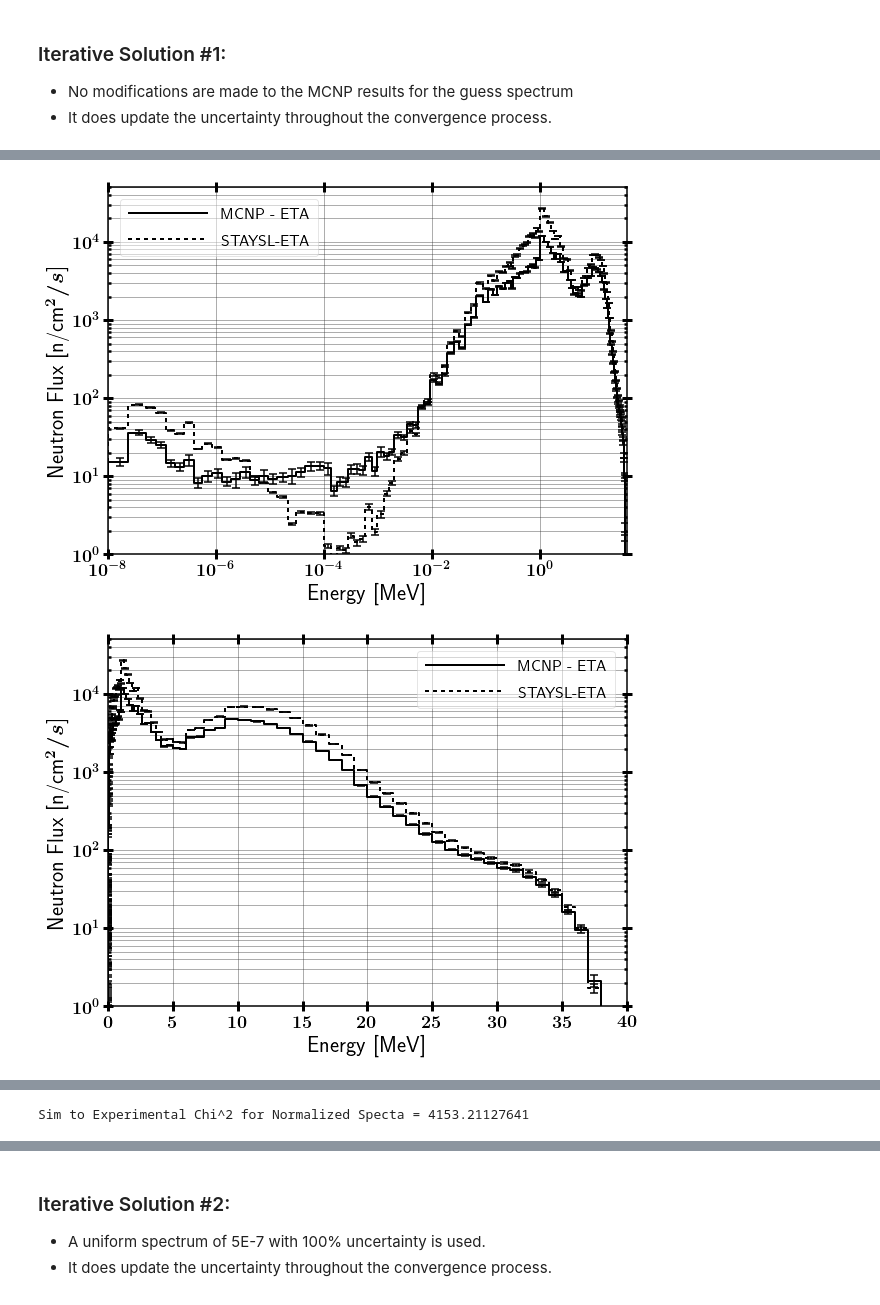
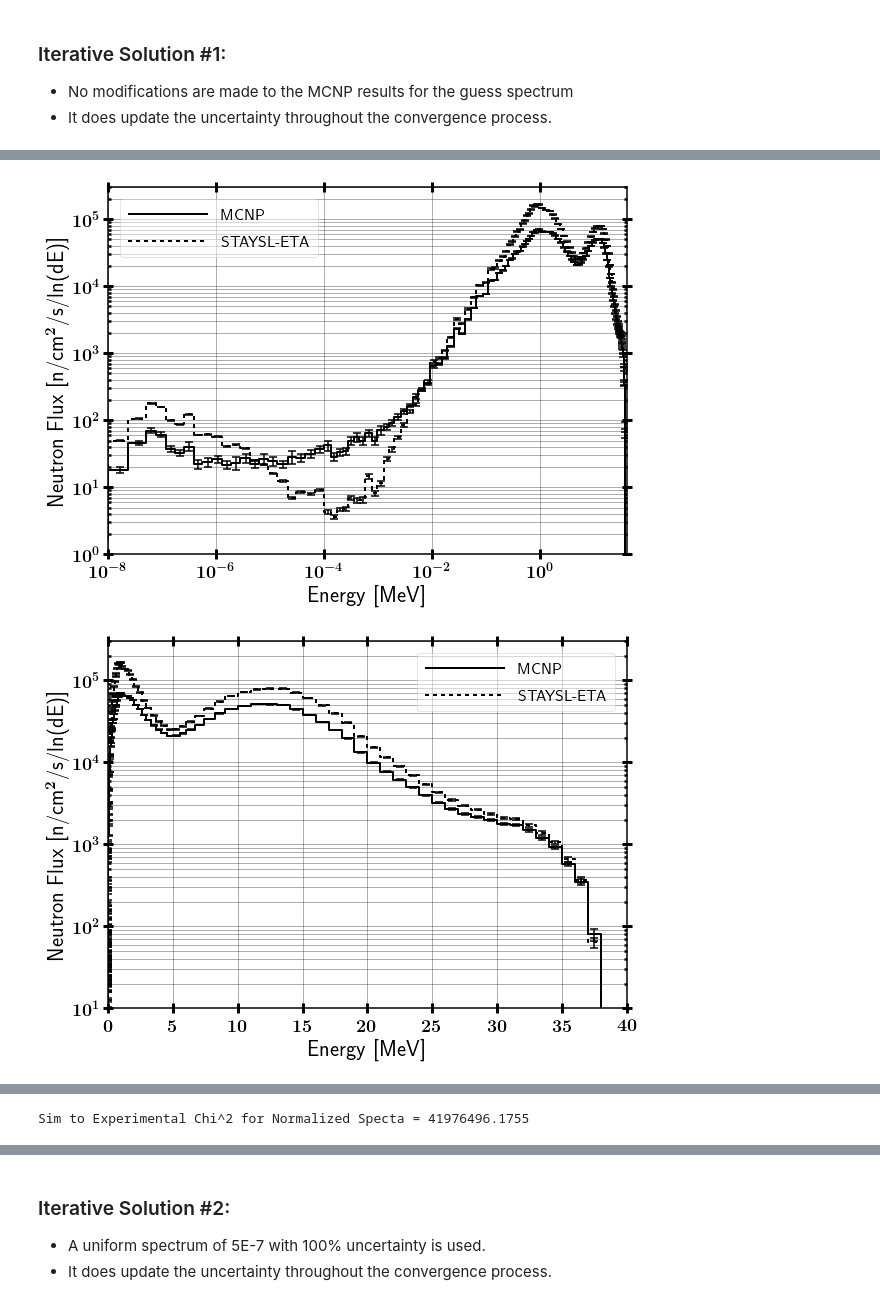
Before and after one commit to 2lambda123/88_Data, a Jupyter notebook: Experiments/Activation/33MeVTa_25Apr/Unfold/ETA/STAYSL_ETA_Input-&-Analysis.ipynb, the cells around one changed output, grey strips where cells are left out. Drawn from its saved outputs; the diff is of its cells as text; code cells hidden in the pictures.

```diff
--- a/Experiments/Activation/33MeVTa_25Apr/Unfold/ETA/STAYSL_ETA_Input-&-Analysis.ipynb
+++ b/Experiments/Activation/33MeVTa_25Apr/Unfold/ETA/STAYSL_ETA_Input-&-Analysis.ipynb
@@ -182,8 +212,15 @@ normFactor = 5.37E9
 tallyFrame['normTally'] = tallyFrame['tally'] * normFactor
 tallyFrame['normUncertainty'] = tallyFrame['uncertainty'] * tallyFrame['normTally']
 mcnpHisto.build_histo(tallyFrame['bin'].tolist(), tallyFrame['normTally'].tolist(),
-                       uncert=tallyFrame['normUncertainty'].tolist(), edgeLoc='up', name='MCNP - ETA')
-mcnpHisto.plot(xMin=1E-6, xMax=40, yMin=1, logX=False, logY=True, includeMarkers=False,
-               title='', xLabel='Energy [MeV]', yLabel='Neutron Flux [n/cm2/s]',
-               savePath=outpath+'33MeVTa_MCNP')
+                       uncert=tallyFrame['normUncertainty'].tolist(), edgeLoc='up', name='MCNP')
+
+tallyFrame['normLethargy'] =  bin_differentiation(tallyFrame['bin'].tolist(), tallyFrame['normTally'].tolist(), 'up', True)
+tallyFrame['normLethargyUncert'] = tallyFrame['uncertainty'] * tallyFrame['normLethargy']
+mcnpLethargyHisto = Histogram()
+mcnpLethargyHisto.build_histo(tallyFrame['bin'].tolist(), tallyFrame['normLethargy'].tolist(),
+                       uncert=tallyFrame['normLethargyUncert'].tolist(), edgeLoc='up', name='MCNP')
+mcnpLethargyHisto.plot(mcnpHisto, xMin=1E-6, xMax=40, yMin=1, logX=False, logY=True, includeMarkers=False,
+              title='Flux vs. Lethargy, Simulated Results',
+              xLabel='Energy [MeV]', yLabel='Neutron Flux [n/cm$^2$/s]',
+              savePath=outpath+'33MeVTa_MCNP')
 # %% [output]
@@ -279,6 +323,10 @@ print iterSoln[-1]
 
 iterSoln[-1].run()
 
+# Convert to lethargy
+iterSoln[-1]._df['adjLethargy'] =  bin_differentiation(iterSoln[-1]._df['lowE'].tolist(),
+                                                     iterSoln[-1]._df['adjFlux'].tolist(), 'low', True)
+
 # Add to plot lists
 iterAdjHisto.append(Histogram())
 iterRatioHisto.append(Histogram())
@@ -304,8 +346,8 @@ Std Norm = 0.392767233868, 0.392742892997
 from DataAnalysis.Stats import red_chisq
 
 iter = 0
-iterAdjHisto[iter].build_histo(iterSoln[iter]._df['lowE'].tolist(),iterSoln[iter]._df['adjFlux'].tolist(),
-                             uncert=(iterSoln[iter]._df['adjStd']*iterSoln[iter]._df['adjFlux']).tolist(),
+iterAdjHisto[iter].build_histo(iterSoln[iter]._df['lowE'].tolist(),iterSoln[iter]._df['adjLethargy'].tolist(),
+                             uncert=(iterSoln[iter]._df['adjStd']*iterSoln[iter]._df['adjLethargy']).tolist(),
                              edgeLoc='low', name='STAYSL-ETA')
 
 print "Beam Flux = {:2e}".format(sum(bin_integration(beamDF['lowE'].tolist(), beamDF['adjFlux'].tolist(), 'low')))
@@ -317,34 +359,34 @@ print "Sim to Experimental Chi^2 = {}".format(red_chisq(iterAdjHisto[iter].midPt
                                                          standDev=iterAdjHisto[iter].sigma , freeParams=2))
 
 # Plot comparison of MCNP simulation for ETA to STAYSL ETA unfold
-mcnpHisto.plot(iterAdjHisto[iter], xMin=1E-8, xMax=40, yMin=1, yMax=5E4, logX=True, logY=True, includeMarkers=False,
-              title='', xLabel='Energy [MeV]', yLabel='Neutron Flux [n/cm^2/s]', legendLoc=2,
-              savePath=outpath+'33MeVTa_ETA_Comp-Sim-Exp_log')
-mcnpHisto.plot(iterAdjHisto[iter], xMin=1E-6, xMax=40, yMin=1, yMax=5E4, logX=False, logY=True, includeMarkers=False,
-              title='', xLabel='Energy [MeV]', yLabel='Neutron Flux [n/cm^2/s]',
-              savePath=outpath+'33MeVTa_ETA_Comp-Sim-Exp_semilog')
-mcnpHisto.plot(iterAdjHisto[iter], xMin=1E-6, xMax=40, yMin=1, yMax=4E4, logX=False, logY=False, includeMarkers=False,
-              title='', xLabel='Energy [MeV]', yLabel='Neutron Flux [n/cm^2/s]',
-              savePath=outpath+'33MeVTa_ETA_Comp-Sim-Exp_lin')
-mcnpHisto.plot(iterAdjHisto[iter], xMin=1E-6, xMax=5, yMin=1, yMax=5E4, logX=False, logY=False, includeMarkers=False,
-              title='', xLabel='Energy [MeV]', yLabel='Neutron Flux [n/cm^2/s]')
+mcnpLethargyHisto.plot(iterAdjHisto[iter], xMin=1E-8, xMax=40, yMin=1, yMax=3E5, logX=True, logY=True, includeMarkers=False,
+                       title='', xLabel='Energy [MeV]', yLabel='Neutron Flux [n/cm$^2$/s/ln(dE)]', legendLoc=2,
+                       savePath=outpath+'33MeVTa_ETA_Comp-Sim-Exp_log')
+mcnpLethargyHisto.plot(iterAdjHisto[iter], xMin=1E-6, xMax=40, yMin=10, yMax=3E5, logX=False, logY=True, includeMarkers=False,
+                       title='', xLabel='Energy [MeV]', yLabel='Neutron Flux [n/cm$^2$/s/ln(dE)]',
+                       savePath=outpath+'33MeVTa_ETA_Comp-Sim-Exp_semilog')
+mcnpLethargyHisto.plot(iterAdjHisto[iter], xMin=1E-6, xMax=40, yMin=1, yMax=3E5, logX=False, logY=False, includeMarkers=False,
+                       title='', xLabel='Energy [MeV]', yLabel='Neutron Flux [n/cm$^2$/s/ln(dE)]',
+                       savePath=outpath+'33MeVTa_ETA_Comp-Sim-Exp_lin')
+mcnpLethargyHisto.plot(iterAdjHisto[iter], xMin=1E-6, xMax=5, yMin=1, yMax=3E5, logX=False, logY=False, includeMarkers=False,
+                       title='', xLabel='Energy [MeV]', yLabel='Neutron Flux [n/cm$^2$/s/ln(dE)]')
 
 # Plot normalized comparison of MCNP simulation for ETA to STAYSL ETA unfold
 etaNormHisto = Histogram()
-iterSoln[iter]._df['normAdjFlux'] = iterSoln[iter]._df['adjFlux'] / sum(iterSoln[iter]._df['adjFlux'])
-iterSoln[iter]._df['normAdjStd'] = iterSoln[iter]._df['adjStd'] *iterSoln[iter]._df['normAdjFlux']
-etaNormHisto.build_histo(iterSoln[iter]._df['lowE'].tolist(), iterSoln[iter]._df['normAdjFlux'].tolist(),
-                              uncert=iterSoln[iter]._df['normAdjStd'].tolist(), edgeLoc='low',
+iterSoln[iter]._df['normAdjLethargy'] = iterSoln[iter]._df['adjLethargy'] / sum(iterSoln[iter]._df['adjLethargy'])
+iterSoln[iter]._df['normAdjLethargyStd'] = iterSoln[iter]._df['adjStd'] * iterSoln[iter]._df['normAdjLethargy'] / 100
+etaNormHisto.build_histo(iterSoln[iter]._df['lowE'].tolist(), iterSoln[iter]._df['normAdjLethargy'].tolist(),
+                              uncert=iterSoln[iter]._df['normAdjLethargyStd'].tolist(), edgeLoc='low',
                               name='STASYL - ETA')
 mcnpETANormHisto.plot(etaNormHisto, xMin=1E-8, xMax=40, yMin=1E-6, logX=True, logY=True, includeMarkers=False,
-              title='', xLabel='Energy [MeV]', yLabel='Normalized Neutron Flux [n/cm^2/s]', legendLoc=2,
-              savePath=outpath+'33MeVTa_ETA_NormComp-Sim-Exp_log')
+                      title='', xLabel='Energy [MeV]', yLabel='Normalized Neutron Flux [n/cm$^2$/s/ln(dE)]', legendLoc=2,
+                      savePath=outpath+'33MeVTa_ETA_NormComp-Sim-Exp_log')
 mcnpETANormHisto.plot(etaNormHisto, xMin=1E-6, xMax=40, yMin=1E-6, logX=False, logY=True, includeMarkers=False,
-              title='', xLabel='Energy [MeV]', yLabel='Normalized Neutron Flux [n/cm^2/s]',
-              savePath=outpath+'33MeVTa_ETA_NormComp-Sim-Exp_semilog')
+                      title='', xLabel='Energy [MeV]', yLabel='Normalized Neutron Flux [n/cm$^2$/s/ln(dE)]',
+                      savePath=outpath+'33MeVTa_ETA_NormComp-Sim-Exp_semilog')
 mcnpETANormHisto.plot(etaNormHisto, xMin=1E-6, xMax=40, yMax=0.08, logX=False, logY=False, includeMarkers=False,
-              title='', xLabel='Energy [MeV]', yLabel='Normalized Neutron Flux [n/cm^2/s]',
-              savePath=outpath+'33MeVTa_ETA_NormComp-Sim-Exp_lin')
+                      title='', xLabel='Energy [MeV]', yLabel='Normalized Neutron Flux [n/cm$^2$/s/ln(dE)]',
+                      savePath=outpath+'33MeVTa_ETA_NormComp-Sim-Exp_lin')
 
 print "Sim to Experimental Chi^2 for Normalized Specta = {}".format(red_chisq(etaNormHisto.midPtData,
                                                          mcnpETANormHisto.midPtData[:len(etaNormHisto.midPtData)],
@@ -355,10 +397,10 @@ diffNormHisto = etaNormHisto.relDiff(mcnpETANormHisto)
 diffNormHisto.plot(xMin=1E-6, logX=True, logY=True, xLabel='Energy [MeV]', yLabel='Percent')
 
 # Pre and post ETA Exp comp
-mcnpBeamNormHisto.plot(etaNormHisto, xMin=0, xMax=25, yMax=0.09, logX=False, logY=False, legendLoc=1,
-                      includeMarkers=False, title='',
-                      xLabel='Energy [MeV]', yLabel='Normalized Neutron Flux [n/cm^2/s]',
-                      savePath=outpath+'33MeVTa_MCNP_NormComp-Exp_lin')
+beamNormHisto.plot(etaNormHisto, xMin=0, xMax=25, yMax=0.09, logX=False, logY=False, legendLoc=1,
+                   includeMarkers=False, title='',
+                   xLabel='Energy [MeV]', yLabel='Normalized Neutron Flux [n/cm$^2$/s/ln(dE)]',
+                   savePath=outpath+'33MeVTa_MCNP_NormComp-Exp_lin')
 
 #iterRatioHisto[iter].build_histo(iterSoln[iter]._df['lowE'].tolist(), iterSoln[iter]._df['fluxRatio'].tolist(), edgeLoc='low')
 #iterRatioHisto[iter].plot(xMin=1E-6, xMax=40, logX=False, logY=False, includeMarkers=False,
@@ -372,2 +414,2 @@ Sim to Experimental Chi^2 = 1765.99456168
-[figure, old version]
+[figure, new version]
-[figure, old version]
+[figure, new version]
@@ -379 +421 @@ Sim to Experimental Chi^2 = 1765.99456168
-Sim to Experimental Chi^2 for Normalized Specta = 4153.21127641
+Sim to Experimental Chi^2 for Normalized Specta = 41976496.1755
```
Also changed, not shown: parts of 11 cells of this notebook, 24 other files.
